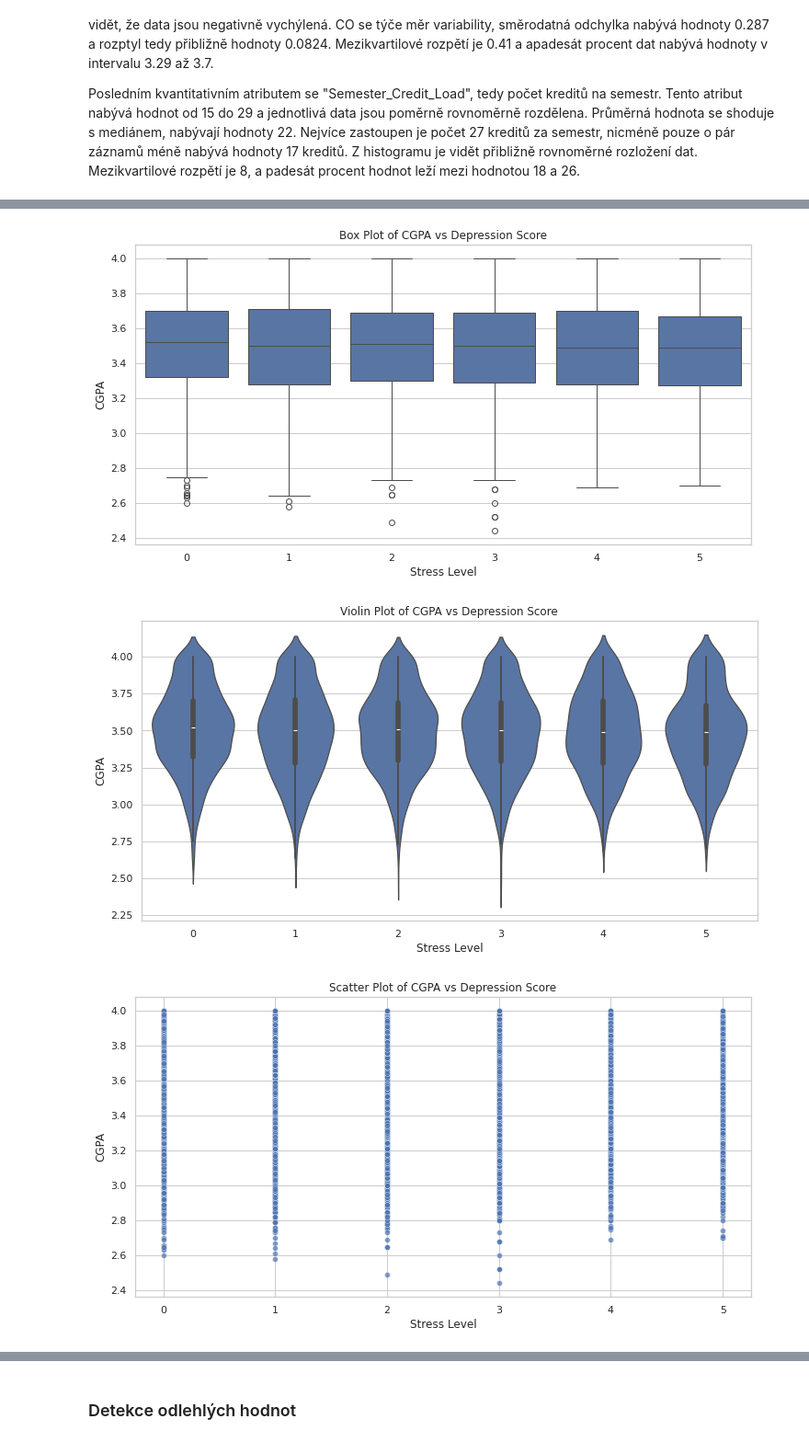
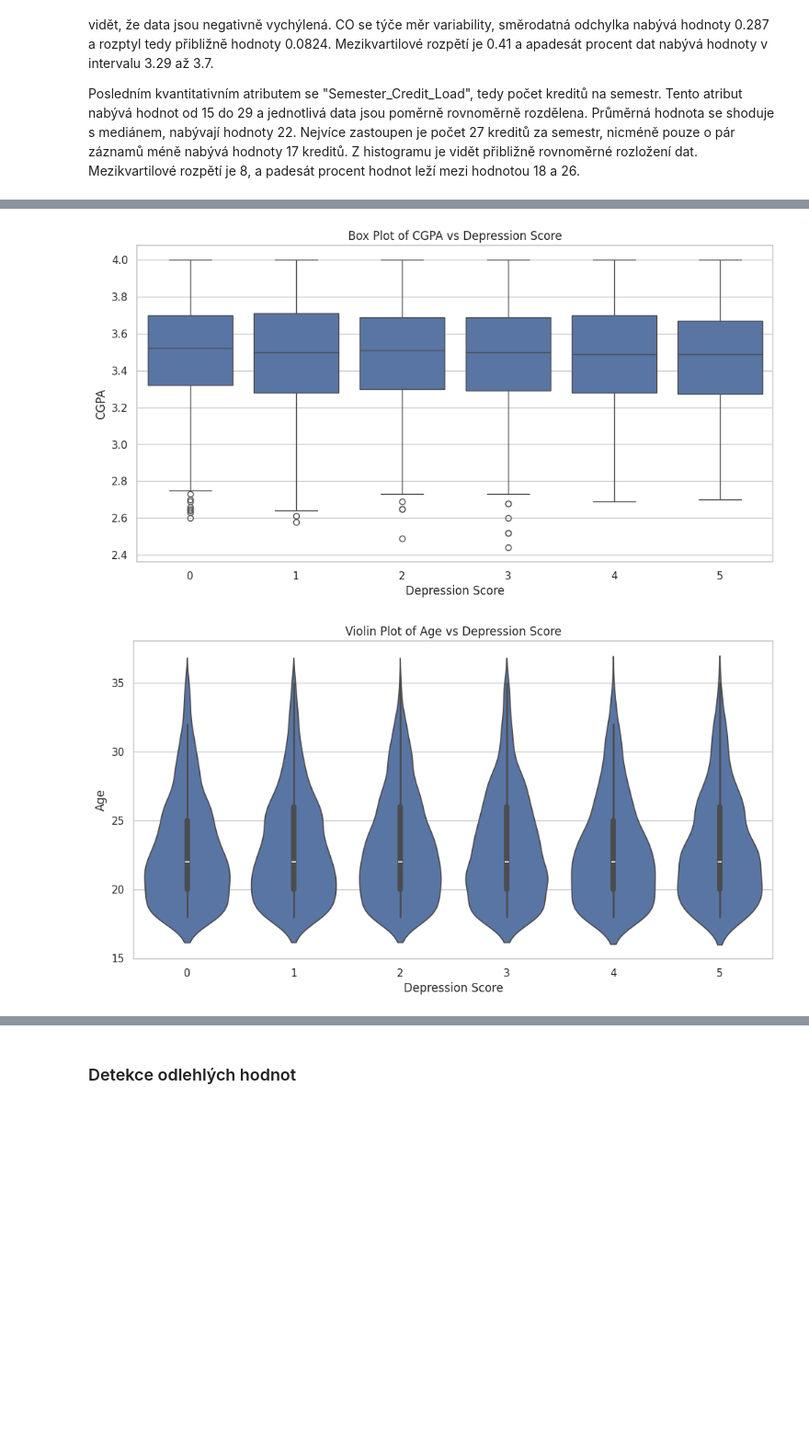
Before and after one commit to jakubKuznik/UPA-project, a Jupyter notebook: Project-2/exploratory_analysis.ipynb, the cells around one changed output, grey strips where cells are left out. Shown at 92% size. Saved outputs shown, nothing was run; the diff lists cells and outputs as text; code cells hidden in the pictures; blank space fills up the shorter version.

```diff
--- a/Project-2/exploratory_analysis.ipynb
+++ b/Project-2/exploratory_analysis.ipynb
@@ -280,87 +228,22 @@ korelace
 # %%
 # Set the style for the plots (optional)
 sns.set(style="whitegrid")
 
 # Box plot
 plt.figure(figsize=(12, 6))
 sns.boxplot(x='Depression_Score', y='CGPA', data=df)
 plt.title('Box Plot of CGPA vs Depression Score')
-plt.xlabel('Stress Level')
-plt.ylabel('CGPA')
-plt.show()
-
-# Violin plot
-plt.figure(figsize=(12, 6))
-sns.violinplot(x='Depression_Score', y='CGPA', data=df)
-plt.title('Violin Plot of CGPA vs Depression Score')
-plt.xlabel('Stress Level')
-plt.ylabel('CGPA')
-plt.show()
-
-# Scatter plot (optional)
-plt.figure(figsize=(12, 6))
-sns.scatterplot(x='Depression_Score', y='CGPA', data=df, alpha=0.7)
-plt.title('Scatter Plot of CGPA vs Depression Score')
-plt.xlabel('Stress Level')
-plt.ylabel('CGPA')
-plt.show()
-
-
-# Set the style for the plots (optional)
-sns.set(style="whitegrid")
-
-# Box plot
-plt.figure(figsize=(12, 6))
-sns.boxplot(x='Depression_Score', y='Semester_Credit_Load', data=df)
-plt.title('Box Plot of CGPA vs Semester_Credit_Load Score')
-plt.xlabel('Stress Level')
-plt.ylabel('CGPA')
-plt.show()
-
-# Violin plot
-plt.figure(figsize=(12, 6))
-sns.violinplot(x='Depression_Score', y='Semester_Credit_Load', data=df)
-plt.title('Violin Plot of CGPA vs Semester_Credit_Load Score')
-plt.xlabel('Stress Level')
-plt.ylabel('CGPA')
-plt.show()
-
-# Scatter plot (optional)
-plt.figure(figsize=(12, 6))
-sns.scatterplot(x='Depression_Score', y='Semester_Credit_Load', data=df, alpha=0.7)
-plt.title('Scatter Plot of CGPA vs Semester_Credit_LoadSemester_Credit_Load Score')
-plt.xlabel('Stress Level')
-plt.ylabel('CGPA')
-plt.show()
-
-
-# Set the style for the plots (optional)
-sns.set(style="whitegrid")
-
-# Box plot
-plt.figure(figsize=(12, 6))
-sns.boxplot(x='Depression_Score', y='Age', data=df)
-plt.title('Box Plot of Age vs Depression Score')
-plt.xlabel('Stress Level')
+plt.xlabel('Depression Score')
 plt.ylabel('CGPA')
 plt.show()
 
 # Violin plot
 plt.figure(figsize=(12, 6))
 sns.violinplot(x='Depression_Score', y='Age', data=df)
 plt.title('Violin Plot of Age vs Depression Score')
-plt.xlabel('Stress Level')
-plt.ylabel('CGPA')
+plt.xlabel('Depression Score')
+plt.ylabel('Age')
 plt.show()
-
-# Scatter plot (optional)
-plt.figure(figsize=(12, 6))
-sns.scatterplot(x='Depression_Score', y='Age', data=df, alpha=0.7)
-plt.title('Scatter Plot of Age vs Depression Score')
-plt.xlabel('Stress Level')
-plt.ylabel('CGPA')
-plt.show()
 # %% [output]
-[figure, old version]
+[figure, new version]
-[figure, old version]
+[figure, new version]
-[figure, removed]
```
Also changed, not shown: parts of 61 cells of this notebook.
